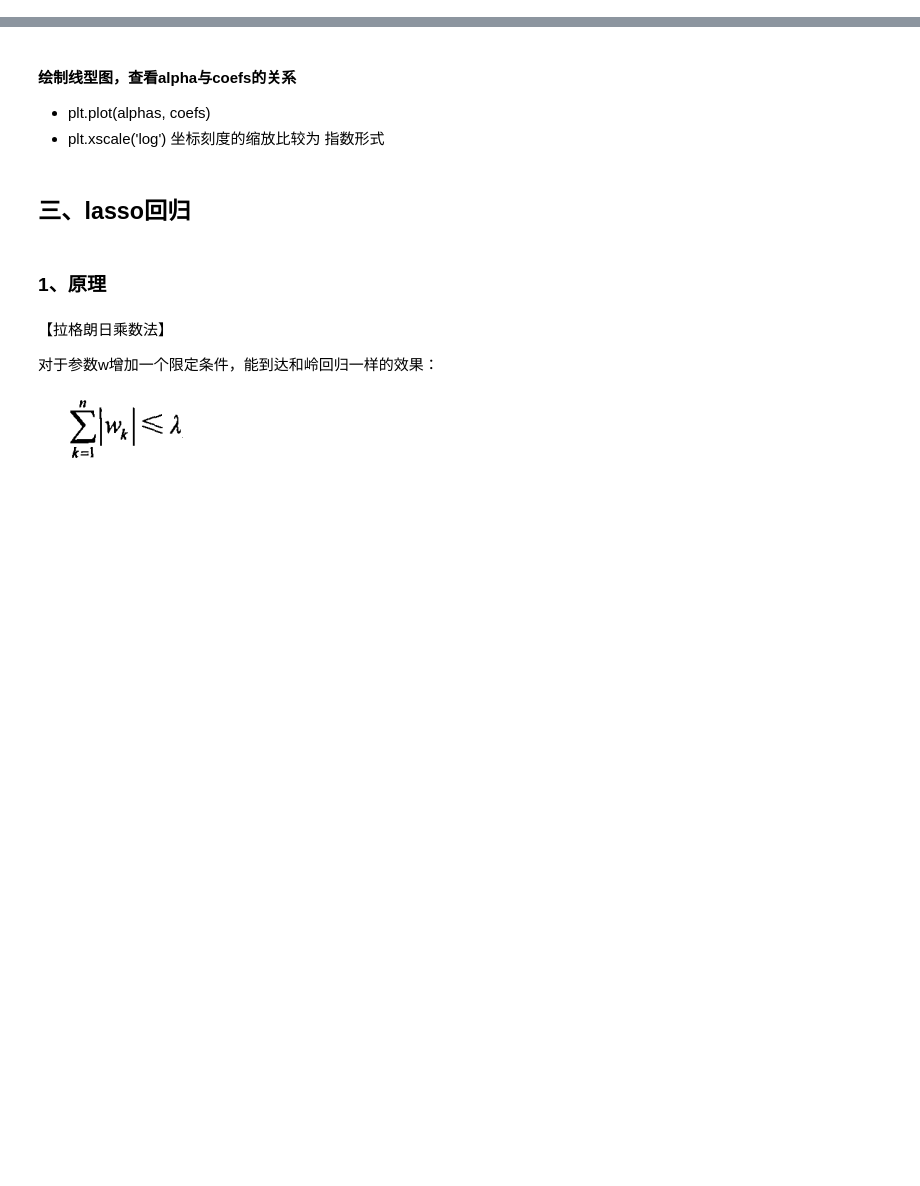
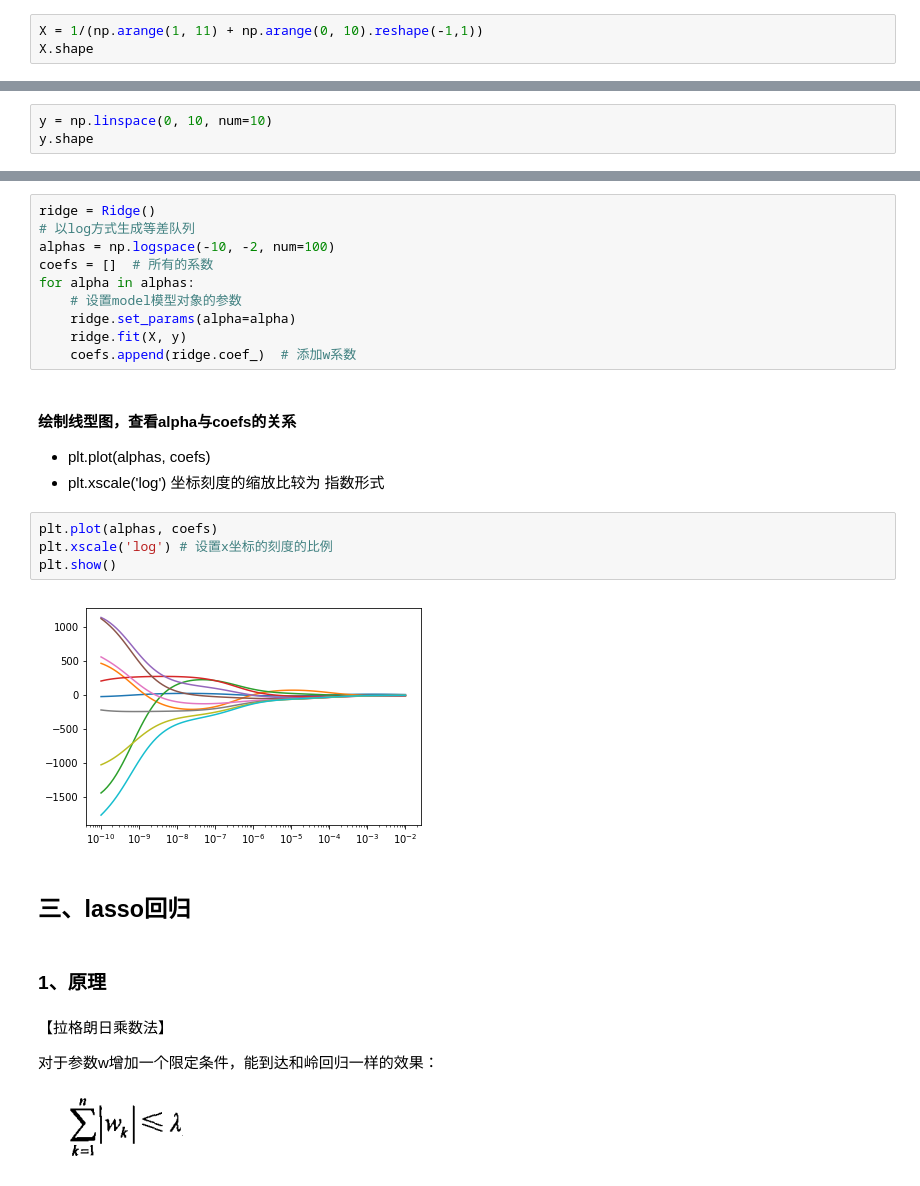
Before and after one commit to disenQF/05data, a Jupyter notebook: day10/LinearRegression/LinearRegression .ipynb, the cells around one changed output, grey strips where cells are left out. Cells and saved outputs as stored; diff of their text form; blank space fills up the shorter version.

```diff
--- a/day10/LinearRegression/LinearRegression .ipynb
+++ b/day10/LinearRegression/LinearRegression .ipynb
@@ -166,3 +324,6 @@ f(x) = w1*x1 + w2*x2 + w3*x3
     - y = np.linspace(0, 10, num=10)
 - 创建 100个 alpha系数， 范围在 [e^-10, e^-2]
     - np.logspace(-10, -2, 100)  生成e指数的等差数列
+# %%
+X = 1/(np.arange(1, 11) + np.arange(0, 10).reshape(-1,1))
+X.shape
@@ -168,0 +332,3 @@ f(x) = w1*x1 + w2*x2 + w3*x3
+# %%
+y = np.linspace(0, 10, num=10)
+y.shape
@@ -170,10 +338,26 @@ f(x) = w1*x1 + w2*x2 + w3*x3
 #### 根据不同的alpha ，训练X和y, 并收集coef_系统数
 - 设置 Rigde的alpha参数： ridge.set_params(alpha=alpha)
 - coefs.append(ridge.coef_)
+# %%
+ridge = Ridge()
+# 以log方式生成等差队列
+alphas = np.logspace(-10, -2, num=100)
+coefs = []  # 所有的系数
+for alpha in alphas:
+    # 设置model模型对象的参数
+    ridge.set_params(alpha=alpha)
+    ridge.fit(X, y)
+    coefs.append(ridge.coef_)  # 添加w系数
 # %% [markdown]
 #### 绘制线型图，查看alpha与coefs的关系
 - plt.plot(alphas, coefs)
 - plt.xscale('log') 坐标刻度的缩放比较为 指数形式
+# %%
+plt.plot(alphas, coefs)
+plt.xscale('log') # 设置x坐标的刻度的比例
+plt.show()
+# %% [output]
+[figure, added]
 # %% [markdown]
 ## 三、lasso回归
 # %% [markdown]
```
Also changed, not shown: parts of 47 cells of this notebook, 1 other file.
